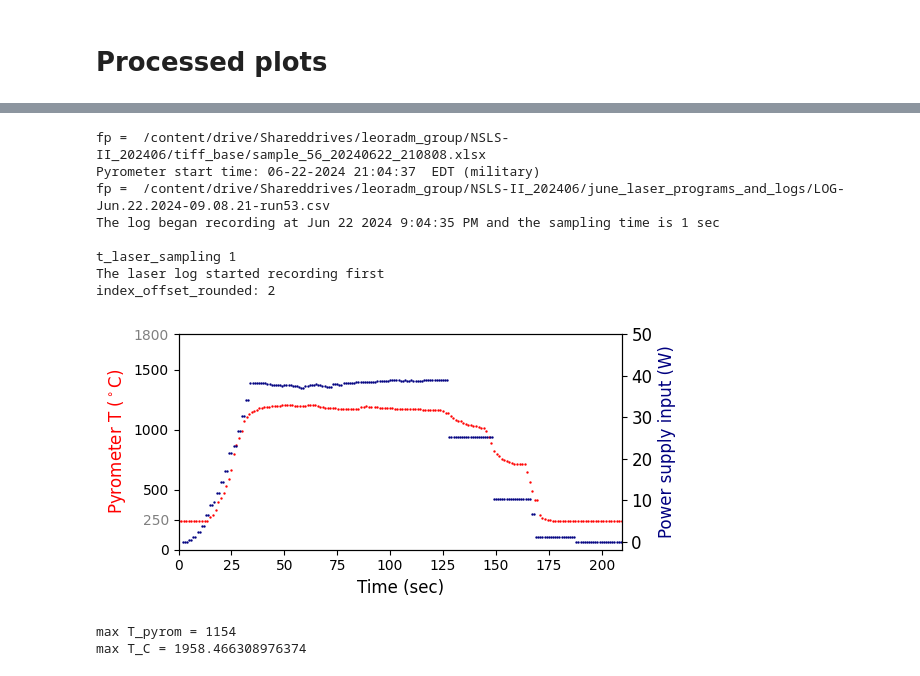
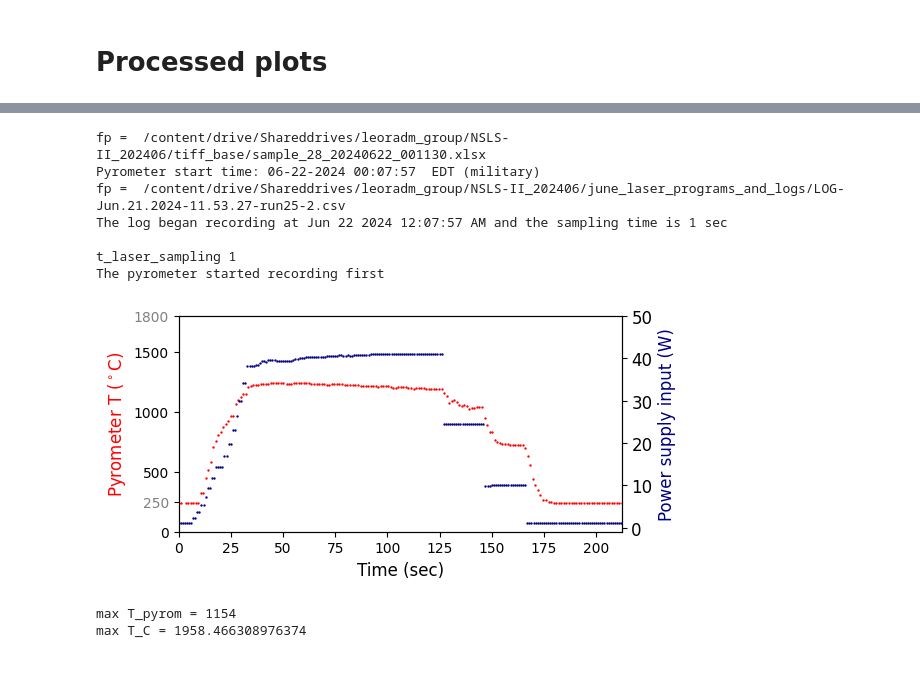
Before and after one commit to lmoghimi/personal-processing, a Jupyter notebook: post_beamline_analysis.ipynb, the cells around one changed output, grey strips where cells are left out. Drawn from its saved outputs; the diff is of its cells as text; code cells hidden in the pictures.

```diff
--- a/post_beamline_analysis.ipynb
+++ b/post_beamline_analysis.ipynb
@@ -869,10 +856,12 @@ def process_laserlog(fp):
 # %%
 #@title Temperature and laser plots
 #revised 9/6/24 - 9/8/24
-fn_pyrom = 'sample_56_20240622_210808' #!#!#!#!#!#!#!#!#!#
+fn_pyrom = 'sample_28_20240622_001130' #!#!#!#!#!#!#!#!#!#
+#fn_pyrom = 'sample_56_20240622_210808'
 #fn_pyrom = 'sample_127_20240624_045017'
 
-fn_laser = 'LOG-Jun.22.2024-09.08.21-run53' #!#!#!#!#!#!#!#!#!#
+fn_laser = 'LOG-Jun.21.2024-11.53.27-run25-2' #!#!#!#!#!#!#!#!#!#
+#fn_laser = 'LOG-Jun.22.2024-09.08.21-run53'
 #fn_laser = 'LOG-Jun.24.2024-04.57.56-122'
 
 #################### pyrometer #####################################
@@ -957,8 +944,8 @@ x_axis =  [0, 1, 2, 3, 4, 5, 6, 7, 8, 9, 10, 11, 12, 13, 14, 15, 16, 17, 18, 19,
 # %%
-#@title Combined pyrometer and laser plots. t0 is set by the pyrometer (don't edit!!!)
-###find which laser index matches the PYROMETER's t0.
+#@title Combined pyrometer and laser plots, where t0 is set by the pyrometer -- 9/8/24 (don't edit!!!)
 import math
-fn_pyrom = 'sample_56_20240622_210808' #!#!#!#!#!#!#!#!#!#
+
+fn_pyrom = 'sample_28_20240622_001130' #!#!#!#!#!#!#!#!#!#
 path = os.path.join(userdir, 'tiff_base')
 fp = os.path.join(path, fn_pyrom + '.xlsx')
 print('fp = ',fp)
@@ -970,7 +957,7 @@ x_max = np.array(result_pyrom[0], dtype='float32').max()
 x_axis_pyrom = result_pyrom[0]
 y_axis_pyrom = result_pyrom[1]
 
-fn_laser = 'LOG-Jun.22.2024-09.08.21-run53' #!#!#!#!#!#!#!#!#!#
+fn_laser = 'LOG-Jun.21.2024-11.53.27-run25-2' #!#!#!#!#!#!#!#!#!#
 path = os.path.join(userdir, 'june_laser_programs_and_logs')
 fp = os.path.join(path, fn_laser + '.csv')
 print('fp = ',fp)
@@ -999,10 +986,8 @@ if timestamp_start_laser < timestamp_start_pyrom:
     num = len(y_laser)
     x_laser = index_offset_t0 + np.arange(0, num) * step #expressing laser data points in time, where t0 is set by the pyrometer
 
-elif timestamp_start_pyrom < timestamp_start_laser:
+elif timestamp_start_pyrom < timestamp_start_laser or timestamp_start_pyrom == timestamp_start_laser:
     print('The pyrometer started recording first')
-    print('there is no process for handling this yet. I need to write this')
-    #divide this delta t0 by the sampling rate of the laser to get the laser rec:index that corresponds to the pyrometer's t0.
     deltat0 = timestamp_start_laser - timestamp_start_pyrom
     deltat0_sec = deltat0 / np.timedelta64(1, 's')
     index_offset_t0 = deltat0_sec / t_laser_sampling
@@ -1013,43 +998,42 @@ elif timestamp_start_pyrom < timestamp_start_laser:
     num = len(y_laser)
     x_laser = index_offset_t0 + np.arange(0, num) * step
 
-    print('I have yet to test that this cell works as intended. But it should work. Need to find an experiment that fits this though.')
+    #print('I have yet to test that this cell works as intended. But it should work. Need to find an experiment that fits this though.')
 
 ######################## plotting the combined figure #######################
 figsize = (6, 3)
 fs = 12
 col_pyrom = 'r'
 col_laser = 'navy'
 fig, ax1 = plt.subplots(figsize=figsize, tight_layout=True)
 ax1.set_ylim(0, 1800)
 ax1.set_yticks([0, 250, 500, 1000, 1500, 1800])
 ax1.get_yticklabels()[1].set_color("gray") #changing the color for 248C
 ax1.get_yticklabels()[5].set_color("gray") #changing the color for 1800C
 
 ax1.scatter(x_axis_pyrom, y_axis_pyrom, marker = '.', s = markersz, c = col_pyrom) #pyrometer
 ax1.set_xlim(0, x_max)
 ax1.set_ylabel("Pyrometer T ($^\circ$C)", fontsize=fs, color=col_pyrom)
 ax1.set_xlabel("Time (sec)", fontsize=fs)
 #plt.title(fn_pyrom)
 
 ax2 = ax1.twinx()
 ax2.scatter(x_laser, y_laser, marker = '.', s = markersz, c = col_laser) #laser log
 ax2.set_ylabel('Power supply input (W)', fontsize=fs, color=col_laser)
 ax2.set_yticks([0, 10, 20, 30, 40, 50])
 ax2.tick_params(axis='y', labelsize=fs)
 
 #plt.ticklabel_format(style='sci', axis='y', scilimits=(0,0))
 plt.show()
 # %% [output]
-fp =  /content/drive/Shareddrives/leoradm_group/NSLS-II_202406/tiff_base/sample_56_20240622_210808.xlsx
-Pyrometer start time: 06-22-2024 21:04:37  EDT (military)
-fp =  /content/drive/Shareddrives/leoradm_group/NSLS-II_202406/june_laser_programs_and_logs/LOG-Jun.22.2024-09.08.21-run53.csv
-The log began recording at Jun 22 2024 9:04:35 PM and the sampling time is 1 sec
+fp =  /content/drive/Shareddrives/leoradm_group/NSLS-II_202406/tiff_base/sample_28_20240622_001130.xlsx
+Pyrometer start time: 06-22-2024 00:07:57  EDT (military)
+fp =  /content/drive/Shareddrives/leoradm_group/NSLS-II_202406/june_laser_programs_and_logs/LOG-Jun.21.2024-11.53.27-run25-2.csv
+The log began recording at Jun 22 2024 12:07:57 AM and the sampling time is 1 sec
 
 t_laser_sampling 1
-The laser log started recording first
-index_offset_rounded: 2
+The pyrometer started recording first
-[figure, old version]
+[figure, new version]
 # %%
 #@title Calculated T (don't edit unless necessary)
 #run the intensity vs time section first, to calculate the temperature from ceria
```
Also changed, not shown: parts of 10 cells of this notebook.
